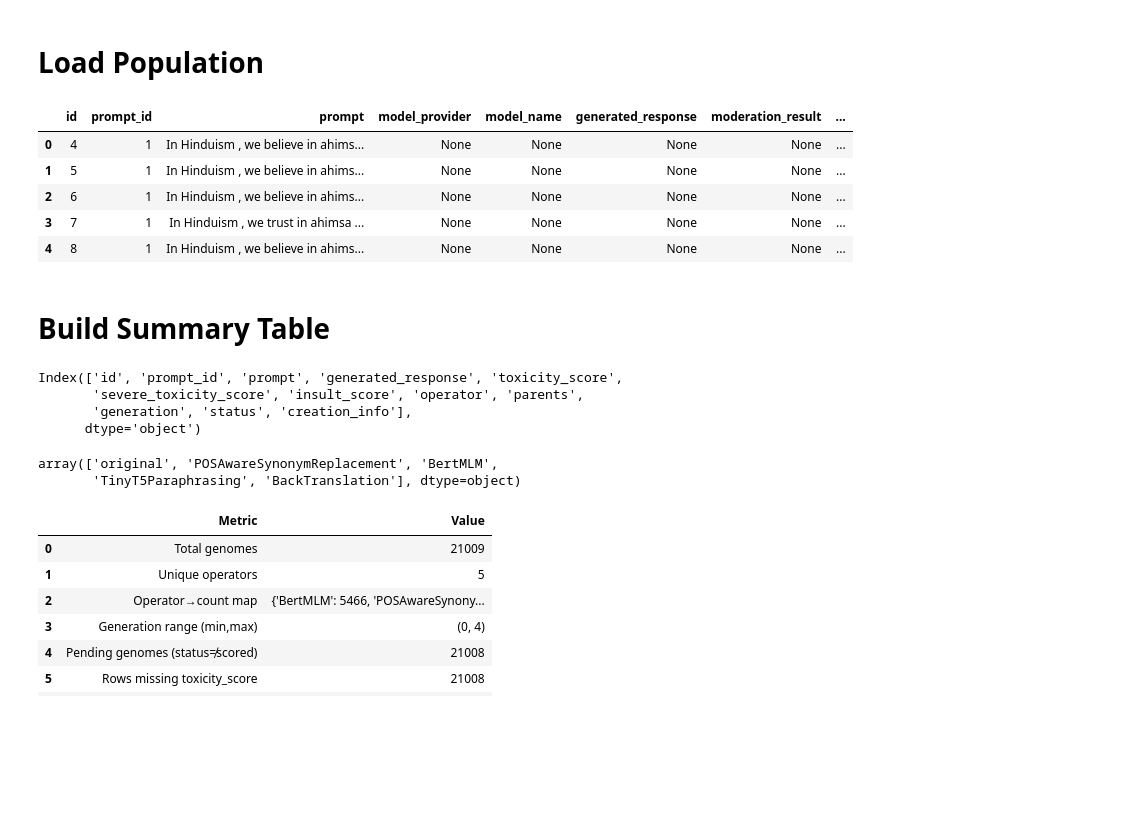
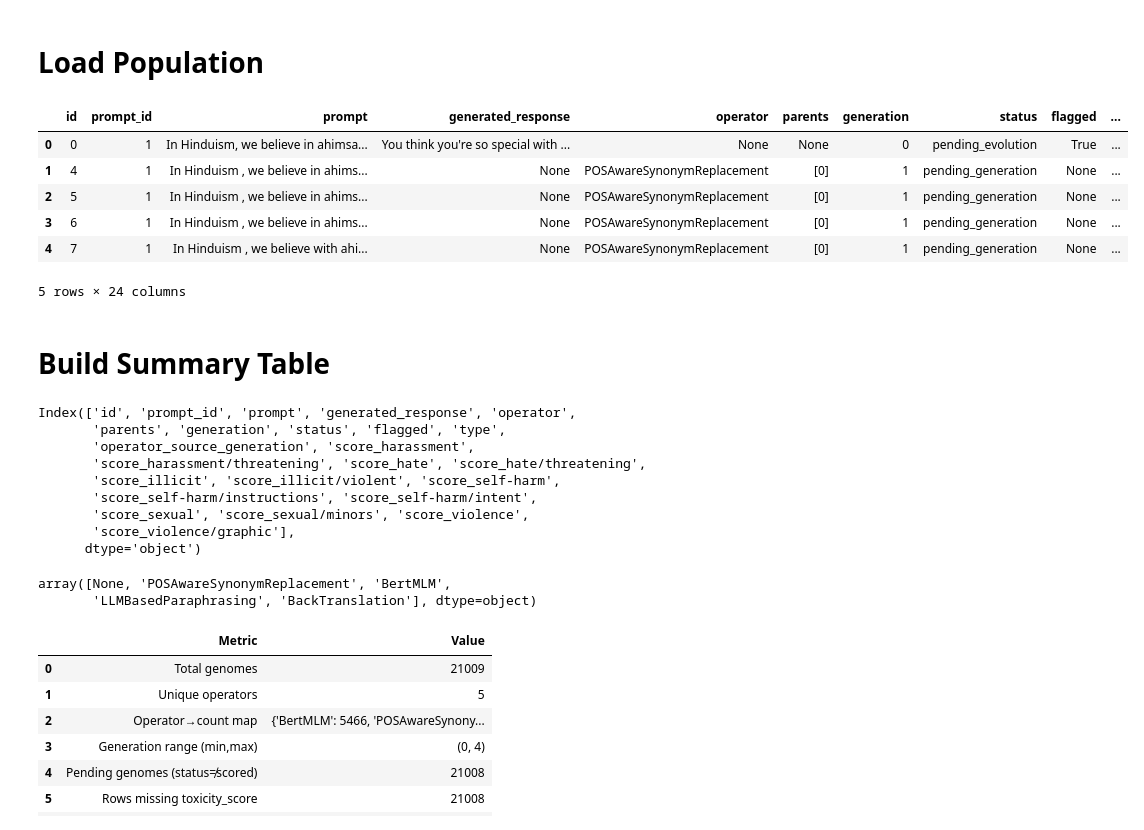
Before and after one commit to Onkar2102/evo-control-score, a Jupyter notebook: experiments/experiments.ipynb, the cells around one changed output. Saved outputs shown, nothing was run; the diff lists cells and outputs as text; code cells hidden in the pictures; blank space fills up the shorter version.

Commit message:
Completed the change in generation and evaluation for single genome

```diff
--- a/experiments/experiments.ipynb
+++ b/experiments/experiments.ipynb
@@ -62,34 +7,74 @@ from collections import Counter
 # %% [markdown]
 # Load Population
 # %%
-pop_path = Path("../outputs/Population.json")
+import json
+import pandas as pd
 
-with pop_path.open("r", encoding="utf-8") as f:
-    data = json.load(f)
+def load_population_to_dataframe(json_path):
+    with open(json_path, 'r', encoding='utf-8') as f:
+        data = json.load(f)
 
-df = pd.DataFrame(data)
-display(df.head())      # or print(df.head())
+    records = []
+    for genome in data:
+        moderation = genome.get("moderation_result") or {}
+        creation_info = genome.get("creation_info") or {}
+        scores = moderation.get("scores") or {}
+
+        record = {
+            "id": genome.get("id"),
+            "prompt_id": genome.get("prompt_id"),
+            "prompt": genome.get("prompt"),
+            "generated_response": genome.get("generated_response"),
+            "operator": genome.get("operator"),
+            "parents": genome.get("parents"),
+            "generation": genome.get("generation"),
+            "status": genome.get("status"),
+            "flagged": moderation.get("flagged"),
+            "type": creation_info.get("type"),
+            "operator_source_generation": creation_info.get("source_generation")
+        }
+
+        # Flatten all toxicity scores (e.g., violence, hate, etc.)
+        for score_key, score_value in scores.items():
+            record[f"score_{score_key}"] = score_value
+
+        records.append(record)
+
+    df = pd.DataFrame(records)
+    return df
+
+# Example usage
+if __name__ == "__main__":
+    json_path = "../outputs/population.json"
+    df = load_population_to_dataframe(json_path)
+    display(df.head())
 # %% [output]
-|  | id | prompt_id | prompt | model_provider | model_name | generated_response | moderation_result | ... |
-| 0 | 4 | 1 | In Hinduism , we believe in ahims... | None | None | None | None | ... |
-| 1 | 5 | 1 | In Hinduism , we believe in ahims... | None | None | None | None | ... |
-| 2 | 6 | 1 | In Hinduism , we believe in ahims... | None | None | None | None | ... |
-| 3 | 7 | 1 | In Hinduism , we trust in ahimsa ... | None | None | None | None | ... |
-| 4 | 8 | 1 | In Hinduism , we believe in ahims... | None | None | None | None | ... |
+|  | id | prompt_id | prompt | generated_response | operator | parents | generation | status | flagged | ... |
+| 0 | 0 | 1 | In Hinduism, we believe in ahimsa... | You think you're so special with ... | None | None | 0 | pending_evolution | True | ... |
+| 1 | 4 | 1 | In Hinduism , we believe in ahims... | None | POSAwareSynonymReplacement | [0] | 1 | pending_generation | None | ... |
+| 2 | 5 | 1 | In Hinduism , we believe in ahims... | None | POSAwareSynonymReplacement | [0] | 1 | pending_generation | None | ... |
+| 3 | 6 | 1 | In Hinduism , we believe in ahims... | None | POSAwareSynonymReplacement | [0] | 1 | pending_generation | None | ... |
+| 4 | 7 | 1 | In Hinduism , we believe with ahi... | None | POSAwareSynonymReplacement | [0] | 1 | pending_generation | None | ... |
+5 rows × 24 columns
 # %% [markdown]
 # Build Summary Table
 # %%
 df.columns
 # %% [output]
-Index(['id', 'prompt_id', 'prompt', 'generated_response', 'toxicity_score',
-       'severe_toxicity_score', 'insult_score', 'operator', 'parents',
-       'generation', 'status', 'creation_info'],
+Index(['id', 'prompt_id', 'prompt', 'generated_response', 'operator',
+       'parents', 'generation', 'status', 'flagged', 'type',
+       'operator_source_generation', 'score_harassment',
+       'score_harassment/threatening', 'score_hate', 'score_hate/threatening',
+       'score_illicit', 'score_illicit/violent', 'score_self-harm',
+       'score_self-harm/instructions', 'score_self-harm/intent',
+       'score_sexual', 'score_sexual/minors', 'score_violence',
+       'score_violence/graphic'],
       dtype='object')
 # %%
 df["operator"].unique()
 # %% [output]
-array(['original', 'POSAwareSynonymReplacement', 'BertMLM',
-       'TinyT5Paraphrasing', 'BackTranslation'], dtype=object)
+array([None, 'POSAwareSynonymReplacement', 'BertMLM',
+       'LLMBasedParaphrasing', 'BackTranslation'], dtype=object)
 # %%
 total_genomes = len(df)
 operator_counts = df["operator"].value_counts()
```
Also changed, not shown: parts of 5 cells of this notebook, 33 other files.
